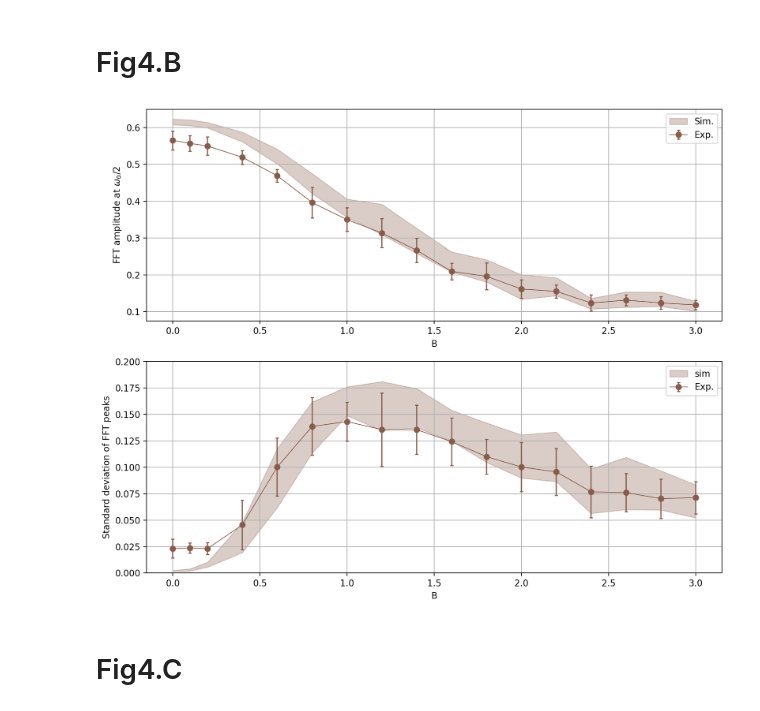
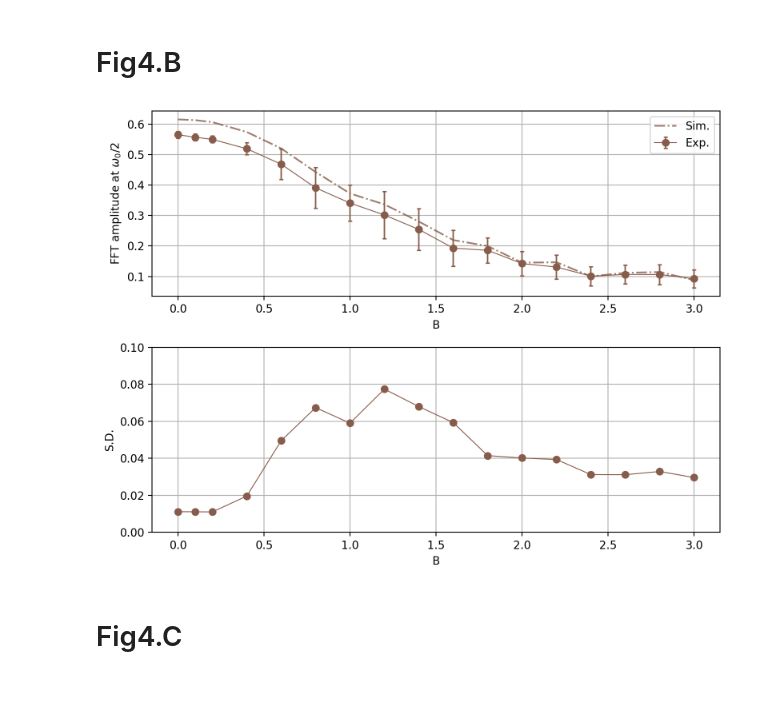
Before and after one commit to xlelephant/Long-lived-topological-time-crystalline-order-on-a-quantum-processor, a Jupyter notebook: fig4/plot_fig4.ipynb, the cells around one changed output. Cells and saved outputs as stored; diff of their text form; code cells hidden in the pictures.

```diff
--- a/fig4/plot_fig4.ipynb
+++ b/fig4/plot_fig4.ipynb
@@ -80,82 +80,58 @@ for disorder in [0.1, 3.0]:
 # Fig4.B
 # %%
 fig4b_data = scipy.io.loadmat("fig4b.mat", simplify_cells=True)
-disorders = fig4b_data["disorders"]
-Zs_exp_fft = fig4b_data["Zs_exp_fft"]
-Zs_sim_fft = fig4b_data["Zs_sim_fft"]
-fftpeak = fig4b_data["fftpeak"]
+exp_disorders = fig4b_data["exp_disorders"]
+sim_disorders = fig4b_data["sim_disorders"]
+exp_fZs_peak_avg = fig4b_data["exp_fZs_peak_avg"]
+exp_fZs_peak_sd = fig4b_data["exp_fZs_peak_sd"]
+sim_fZs_peak_avg = fig4b_data["sim_fZs_peak_avg"]
 # %%
 plt.close("all")
-plt.figure(figsize=(10, 8), dpi=200)
-
-exp_fft_peak_avg = np.average(np.average(Zs_exp_fft, axis=0), axis=0)[:, fftpeak]
-exp_fft_peak_std = np.std(np.average(Zs_exp_fft, axis=0), axis=0, ddof=1)[:, fftpeak]
-exp_fft_peak_flu_avg = np.average(np.std(Zs_exp_fft, axis=0, ddof=1), axis=0)[:, fftpeak]
-exp_fft_peak_flu_std = np.std(np.std(Zs_exp_fft, axis=0, ddof=1), axis=0, ddof=1)[:, fftpeak]
-
-sim_fft_peak_avg = np.average(np.average(Zs_sim_fft, axis=0), axis=0)[:, fftpeak]
-sim_fft_peak_std = np.std(np.average(Zs_sim_fft, axis=0), axis=0, ddof=1)[:, fftpeak]
-sim_fft_peak_flu_avg = np.average(np.std(Zs_sim_fft, axis=0, ddof=1), axis=0)[:, fftpeak]
-sim_fft_peak_flu_std = np.std(np.std(Zs_sim_fft, axis=0, ddof=1), axis=0, ddof=1)[:, fftpeak]
-
+plt.figure(figsize=(8, 6), dpi=200)
 
 plt.subplot(211)
 plt.errorbar(
-    disorders,
-    exp_fft_peak_avg,
-    exp_fft_peak_std,
+    exp_disorders,
+    exp_fZs_peak_avg,
+    exp_fZs_peak_sd,
     marker="o",
     color="#875c4a",
     elinewidth=1.3,
     linewidth=0.8,
     capsize=1.8,
     capthick=1.2,
     label="Exp.",
 )
-plt.fill_between(
-    disorders,
-    sim_fft_peak_avg - sim_fft_peak_std,
-    sim_fft_peak_avg + sim_fft_peak_std,
+plt.plot(
+    sim_disorders,
+    sim_fZs_peak_avg,
+    ls="-.",
     color="#875c4a",
-    alpha=0.3,
+    alpha=0.8,
     label="Sim.",
 )
 
 plt.xlabel("B")
 plt.ylabel(r"FFT amplitude at $\omega_0$/2")
 plt.grid(True)
 plt.legend()
 
 plt.subplot(212)
-plt.errorbar(
-    disorders,
-    exp_fft_peak_flu_avg,
-    exp_fft_peak_flu_std,
+plt.plot(
+    exp_disorders,
+    exp_fZs_peak_sd,
     marker="o",
     color="#875c4a",
-    elinewidth=1.3,
     linewidth=0.8,
-    capsize=1.8,
-    capthick=1.2,
-    label="Exp.",
 )
 
-plt.fill_between(
-    disorders,
-    sim_fft_peak_flu_avg - sim_fft_peak_flu_std,
-    sim_fft_peak_flu_avg + sim_fft_peak_flu_std,
-    label=f"sim",
-    color="#875c4a",
-    alpha=0.3,
-)
-plt.ylim([0, 0.2])
-plt.legend()
+plt.ylim([0, 0.1])
 plt.xlabel("B")
-plt.ylabel("Standard deviation of FFT peaks")
+plt.ylabel("S.D.")
 plt.grid(True)
 plt.tight_layout()
 # %% [output]
-[figure, old version]
+[figure, new version]
 # %% [markdown]
 # Fig4.C
 # %%
```
Also changed, not shown: parts of 6 cells of this notebook, 7 other files.
